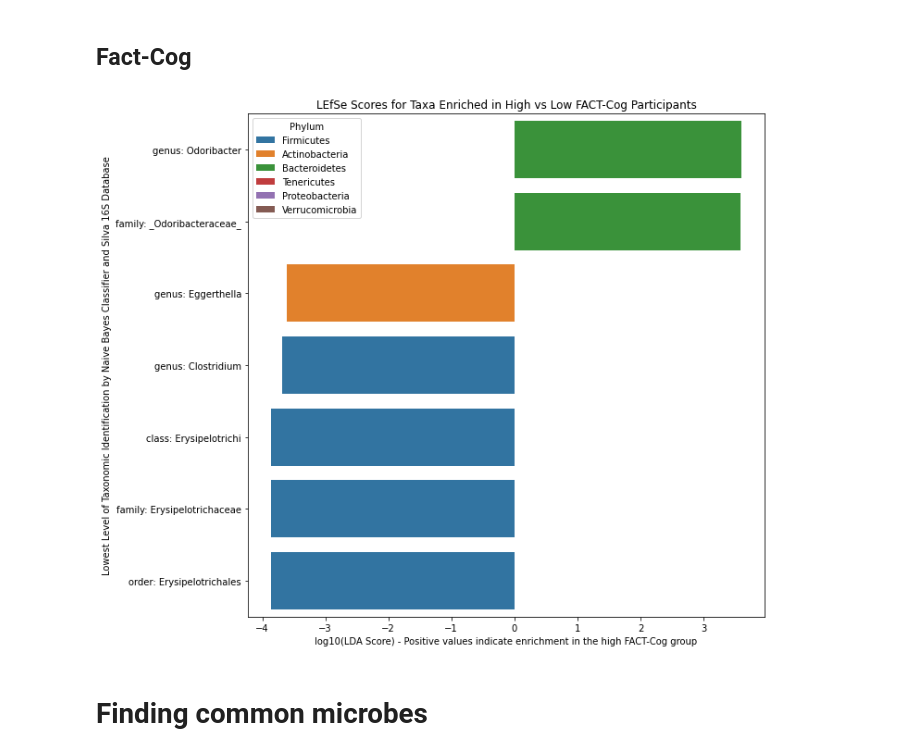
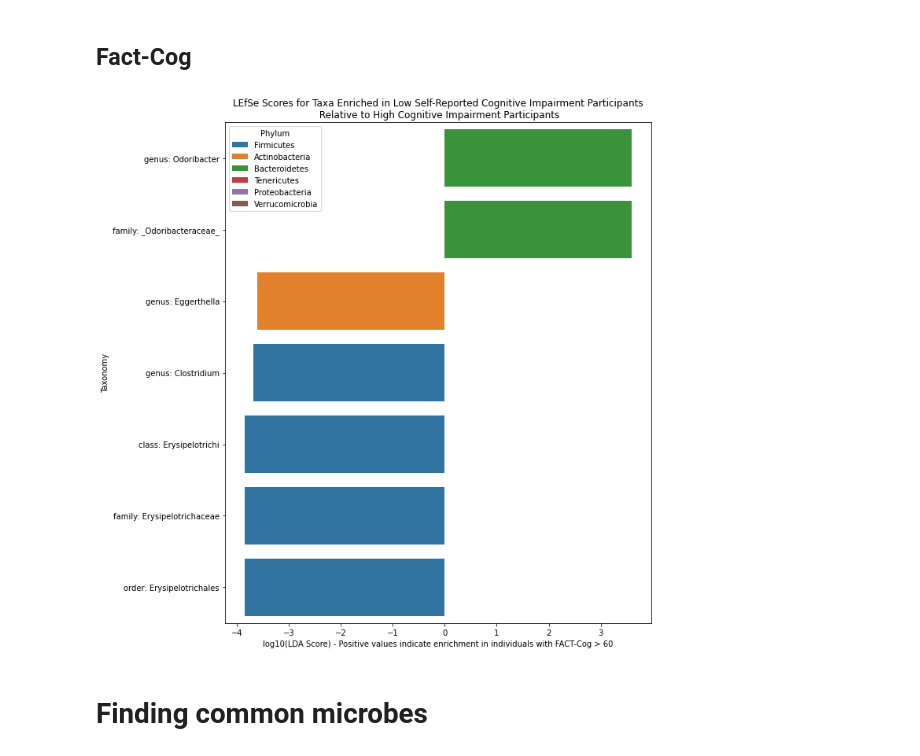
Before and after one commit to sterrettJD/Chemobrain, a Jupyter notebook: LEfSe.ipynb, the cells around one changed output. Saved outputs shown, nothing was run; the diff lists cells and outputs as text; code cells hidden in the pictures.

```diff
--- a/LEfSe.ipynb
+++ b/LEfSe.ipynb
@@ -401,20 +413,23 @@ lefse.sort_values("LDA Score (log10)", ascending=False, inplace=True)
 # %%
 ax = sns.barplot(y="plotnames",
                  x="LDA Score (log10)",
                  hue="Phylum",
                  data=lefse.loc[(lefse["LDA Score (log10)"] < -2) | (lefse["LDA Score (log10)"] > 2)],
                  dodge=False,
                  hue_order=["Firmicutes", "Actinobacteria", "Bacteroidetes","Tenericutes",
                             "Proteobacteria","Verrucomicrobia"])
 
-ax.set_ylabel("Lowest Level of Taxonomic Identification by Naive Bayes Classifier and Silva 16S Database")
-ax.set_title("LEfSe Scores for Taxa Enriched in High vs Low FACT-Cog Participants")
-ax.set_xlabel("log10(LDA Score) - Positive values indicate enrichment in the high FACT-Cog group")
+ax.set_ylabel("Taxonomy")
+ax.set_title("LEfSe Scores for Taxa Enriched in Low Self-Reported Cognitive Impairment Participants\n Relative to High Cognitive Impairment Participants")
+ax.set_xlabel("log10(LDA Score) - Positive values indicate enrichment in individuals with FACT-Cog > 60")
 plt.gcf().set_size_inches(10,10)
+plt.tight_layout()
+
 plt.savefig("Figures/FACT-LEfSe.pdf")
+plt.savefig("Figures/FACT-LEfSe.png")
 plt.show()
 # %% [output]
-[figure, old version]
+[figure, new version]
 # %% [markdown]
 # Finding common microbes
 # %%
```
Also changed, not shown: parts of 6 cells of this notebook.
